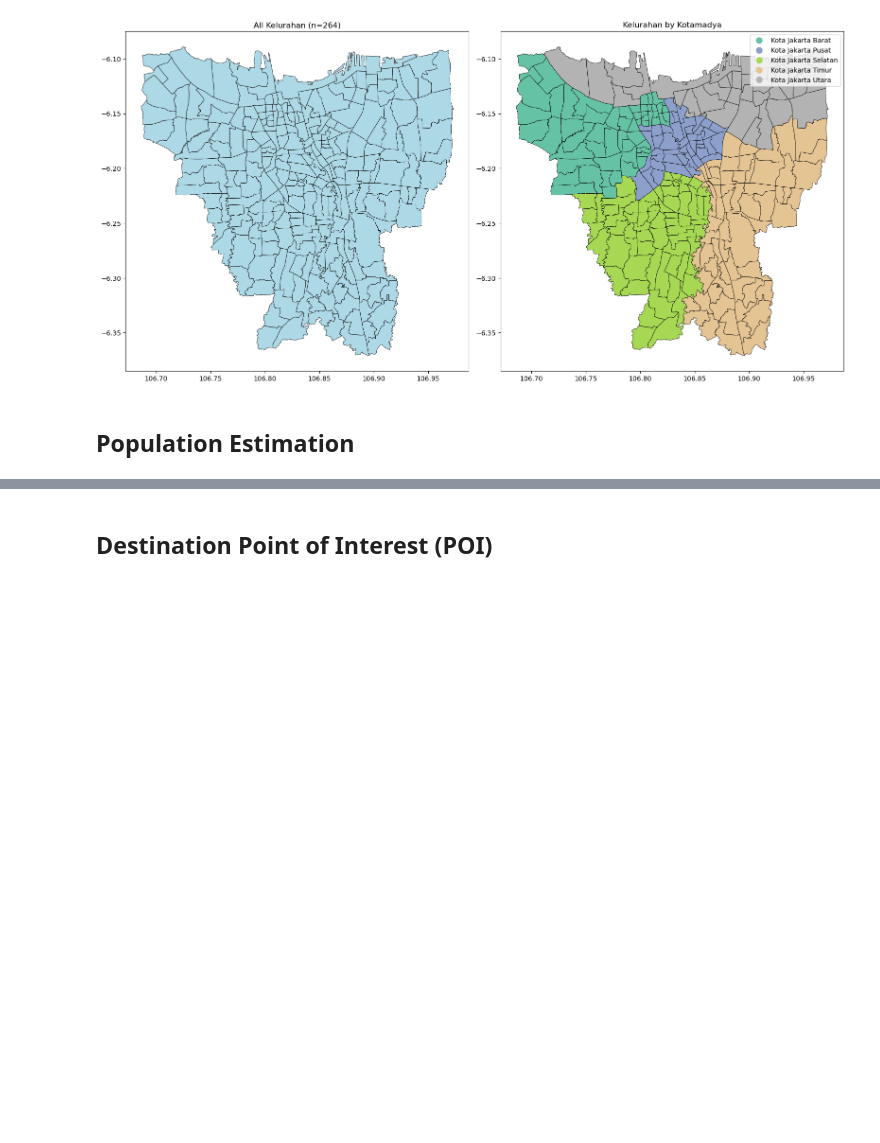
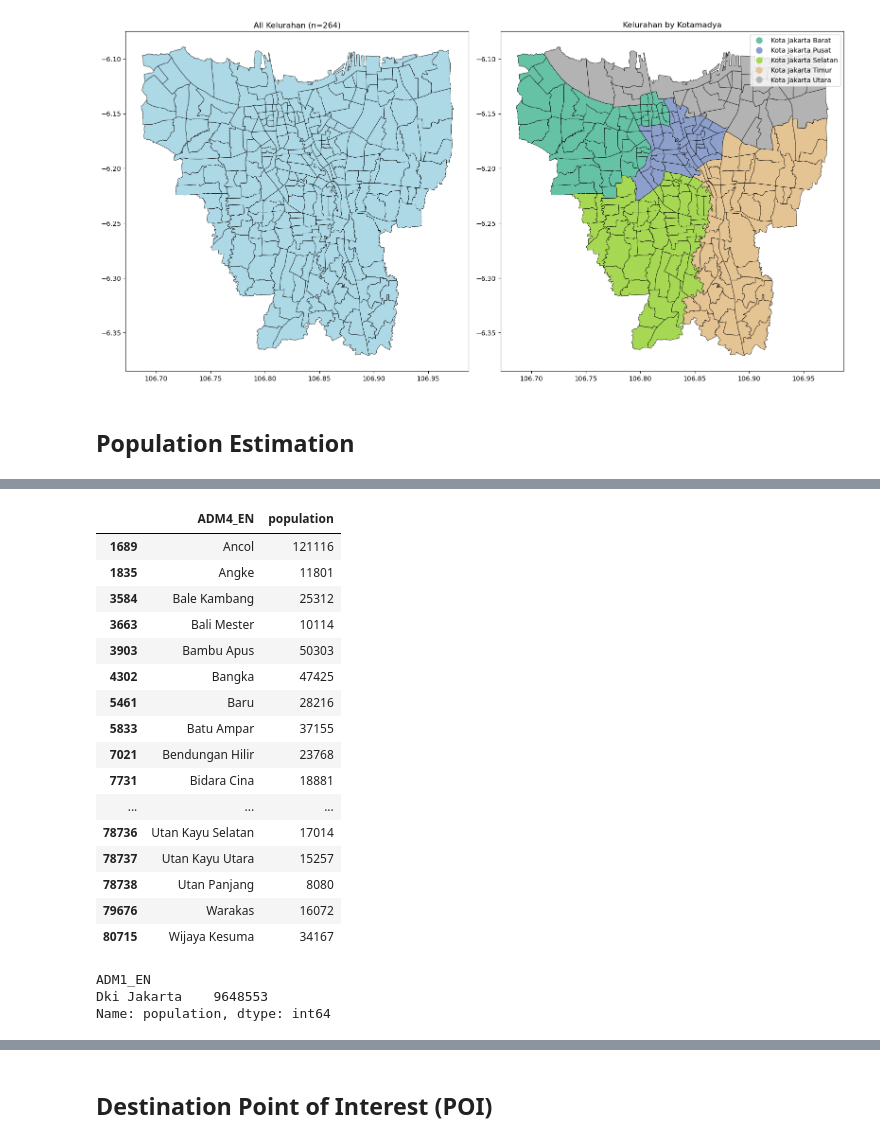
Before and after one commit to RodzanIskandar/Jakarta-Origin-Destination-Analysis, a Jupyter notebook: OD_data_collection.ipynb, the cells around one changed output, grey strips where cells are left out. Cells and saved outputs as stored; diff of their text form; code cells hidden in the pictures; blank space fills up the shorter version.

```diff
--- a/OD_data_collection.ipynb
+++ b/OD_data_collection.ipynb
@@ -241,3 +241,33 @@ kelurahan.head()
 | 3584 | 0.097304 | 0.000138 | Bale Kambang | ID3172050001 | Kramat Jati | ID3172050 | Kota Jakarta Timur | ID3172 | Dki Jakarta | ... |
 | 3663 | 0.039678 | 0.000055 | Bali Mester | ID3172060007 | Jatinegara | ID3172060 | Kota Jakarta Timur | ID3172 | Dki Jakarta | ... |
 | 3903 | 0.099691 | 0.000274 | Bambu Apus | ID3172030006 | Cipayung | ID3172030 | Kota Jakarta Timur | ID3172 | Dki Jakarta | ... |
+# %%
+import pandas as pd
+
+pd.set_option('display.max_rows', None)
+# %%
+kelurahan[['ADM4_EN', 'population']]
+# %% [output]
+|  | ADM4_EN | population |
+| 1689 | Ancol | 121116 |
+| 1835 | Angke | 11801 |
+| 3584 | Bale Kambang | 25312 |
+| 3663 | Bali Mester | 10114 |
+| 3903 | Bambu Apus | 50303 |
+| 4302 | Bangka | 47425 |
+| 5461 | Baru | 28216 |
+| 5833 | Batu Ampar | 37155 |
+| 7021 | Bendungan Hilir | 23768 |
+| 7731 | Bidara Cina | 18881 |
+| ... | ... | ... |
+| 78736 | Utan Kayu Selatan | 17014 |
+| 78737 | Utan Kayu Utara | 15257 |
+| 78738 | Utan Panjang | 8080 |
+| 79676 | Warakas | 16072 |
+| 80715 | Wijaya Kesuma | 34167 |
+# %%
+kelurahan.groupby(['ADM1_EN'])['population'].sum()
+# %% [output]
+ADM1_EN
+Dki Jakarta    9648553
+Name: population, dtype: int64
```
Also changed, not shown: parts of 2 cells of this notebook, 7 other files.
